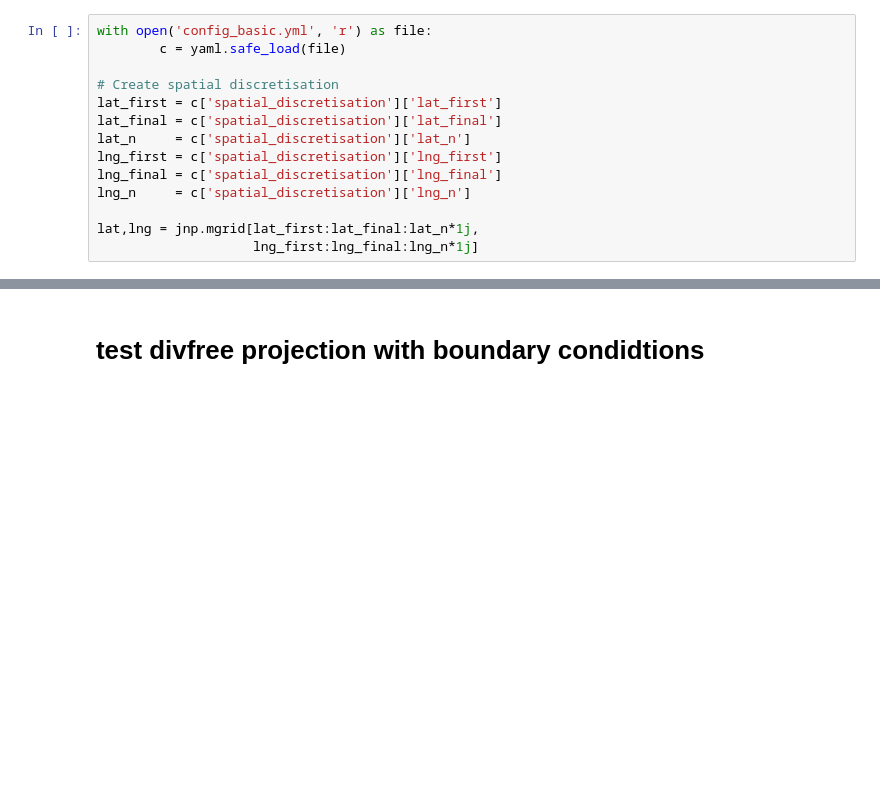
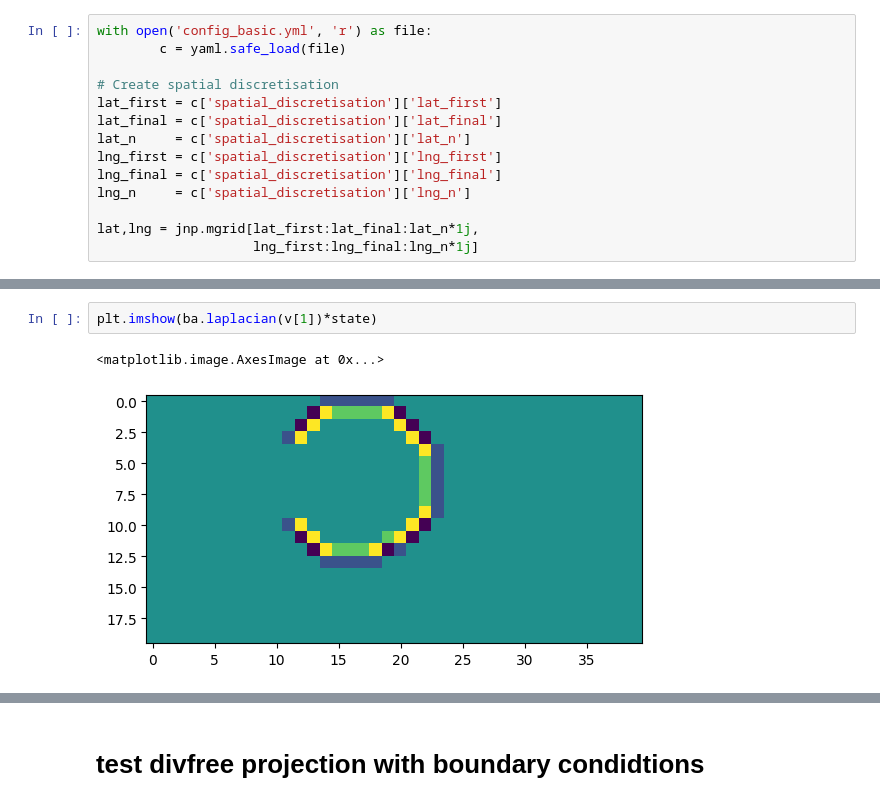
Before and after one commit to Stazi-101/THCsim, a Jupyter notebook: test_nb.ipynb, the cells around one changed output, grey strips where cells are left out. Saved outputs shown, nothing was run; the diff lists cells and outputs as text; blank space fills up the shorter version.

```diff
--- a/test_nb.ipynb
+++ b/test_nb.ipynb
@@ -29,0 +124,5 @@ lat,lng = jnp.mgrid[lat_first:lat_final:lat_n*1j,
+# %%
+plt.imshow(ba.laplacian(v[1])*state)
+# %% [output]
+<matplotlib.image.AxesImage at 0x...>
+[figure, added]
```
Also changed, not shown: parts of 26 cells of this notebook, 3 other files.
